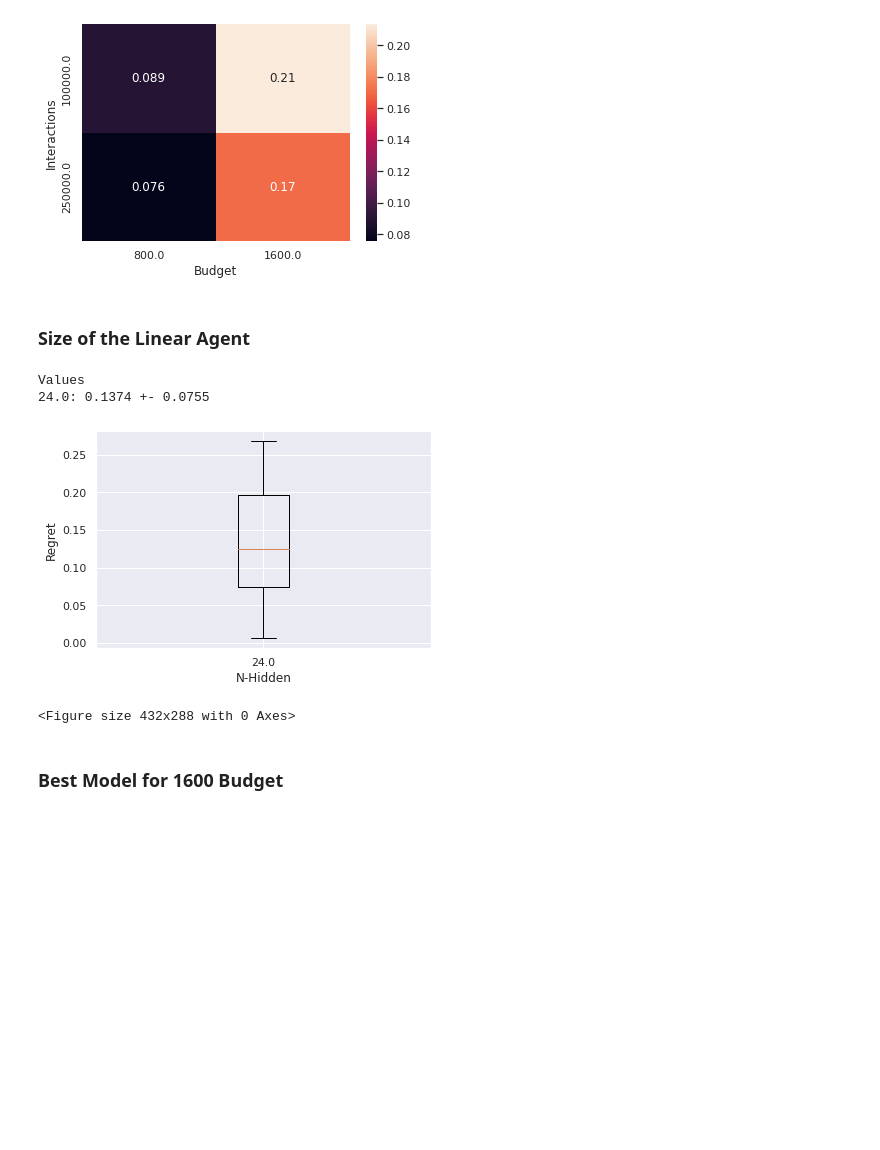
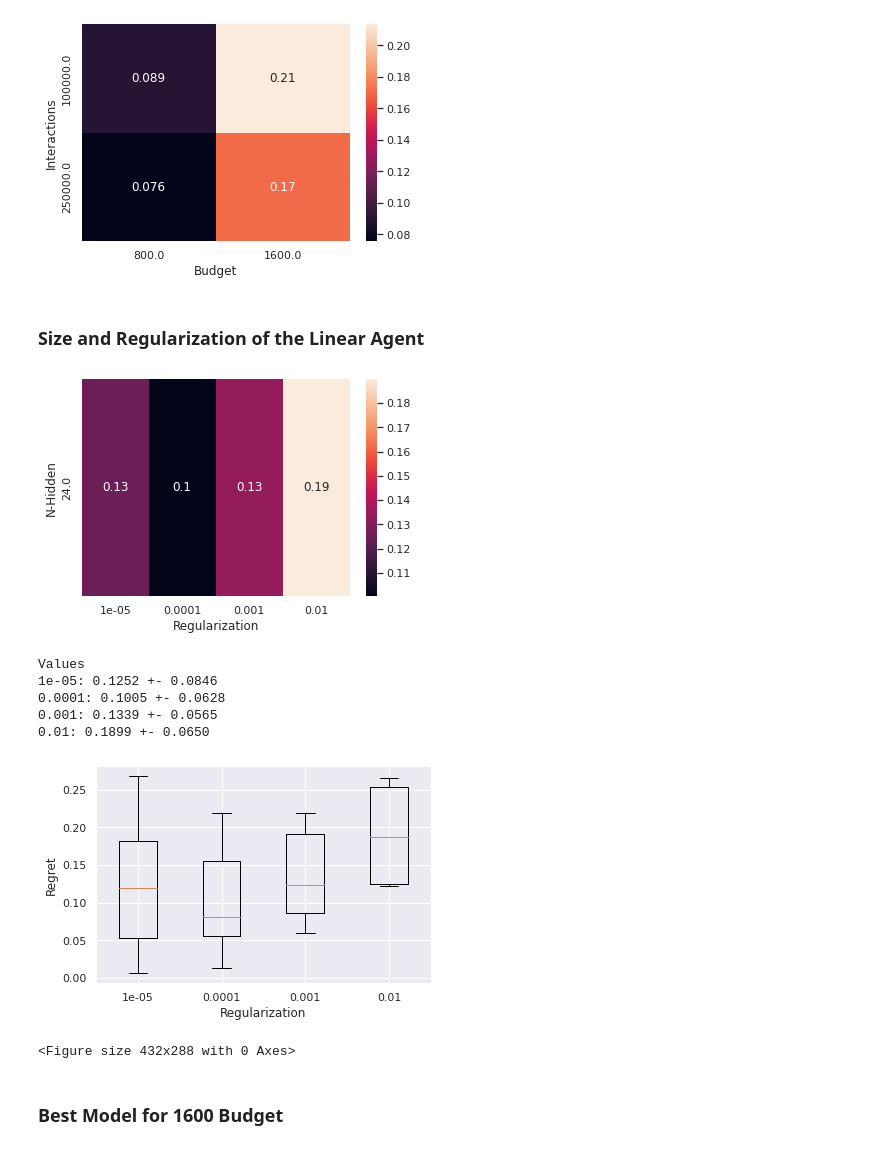
Before and after one commit to wernerth94/rl_al, a Jupyter notebook: doc/gridsearch_study.ipynb, the cells around one changed output. Saved outputs shown, nothing was run; the diff lists cells and outputs as text; code cells hidden in the pictures; blank space fills up the shorter version.

```diff
--- a/doc/gridsearch_study.ipynb
+++ b/doc/gridsearch_study.ipynb
@@ -172,13 +172,18 @@ plot_heatmap("Budget", "Interactions", df)
 # %% [output]
 [figure]
 # %% [markdown]
-### Size of the Linear Agent
+### Size and Regularization of the Linear Agent
 # %%
-plot_boxplot("N-Hidden", df)
+plot_heatmap("Regularization", "N-Hidden", df)
+plot_boxplot("Regularization", df)
 # %% [output]
+[figure, new version]
 Values
-24.0: 0.1374 +- 0.0755
+1e-05: 0.1252 +- 0.0846
+0.0001: 0.1005 +- 0.0628
+0.001: 0.1339 +- 0.0565
+0.01: 0.1899 +- 0.0650
-[figure, old version]
+[figure, added]
 <Figure size 432x288 with 0 Axes>
 # %% [markdown]
 ### Best Model for 1600 Budget
```
Also changed, not shown: 2 other files.
